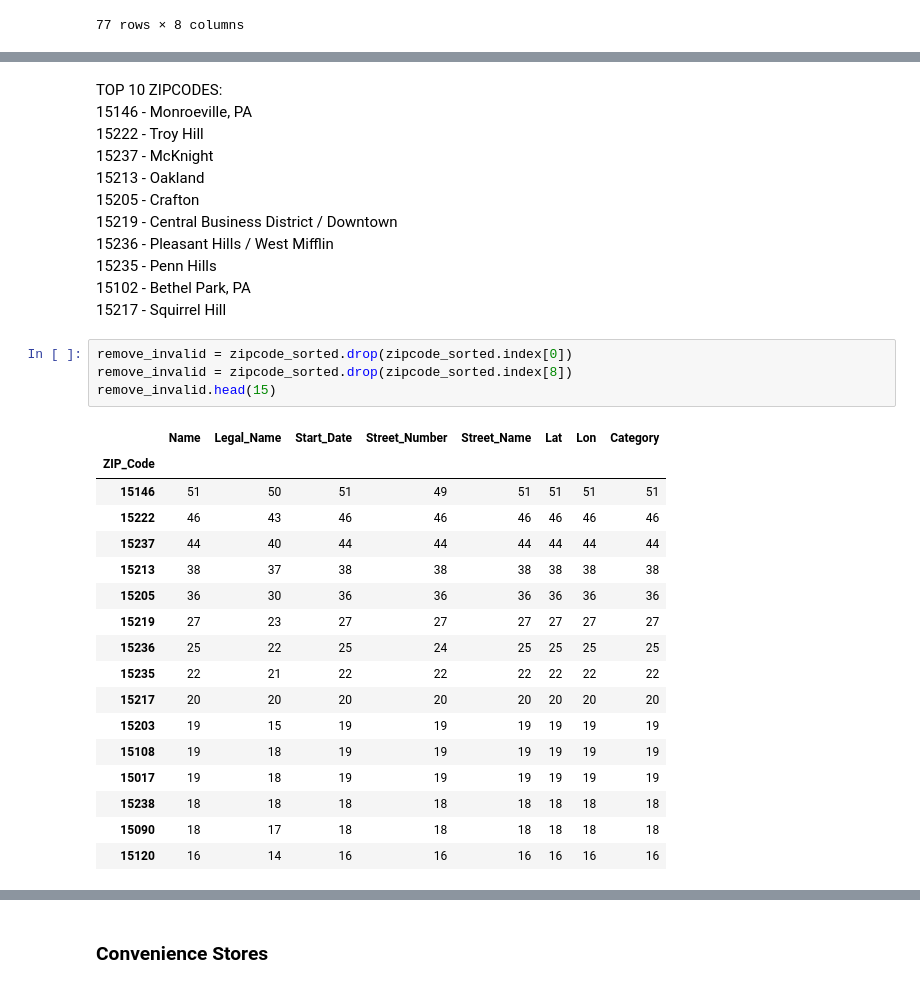
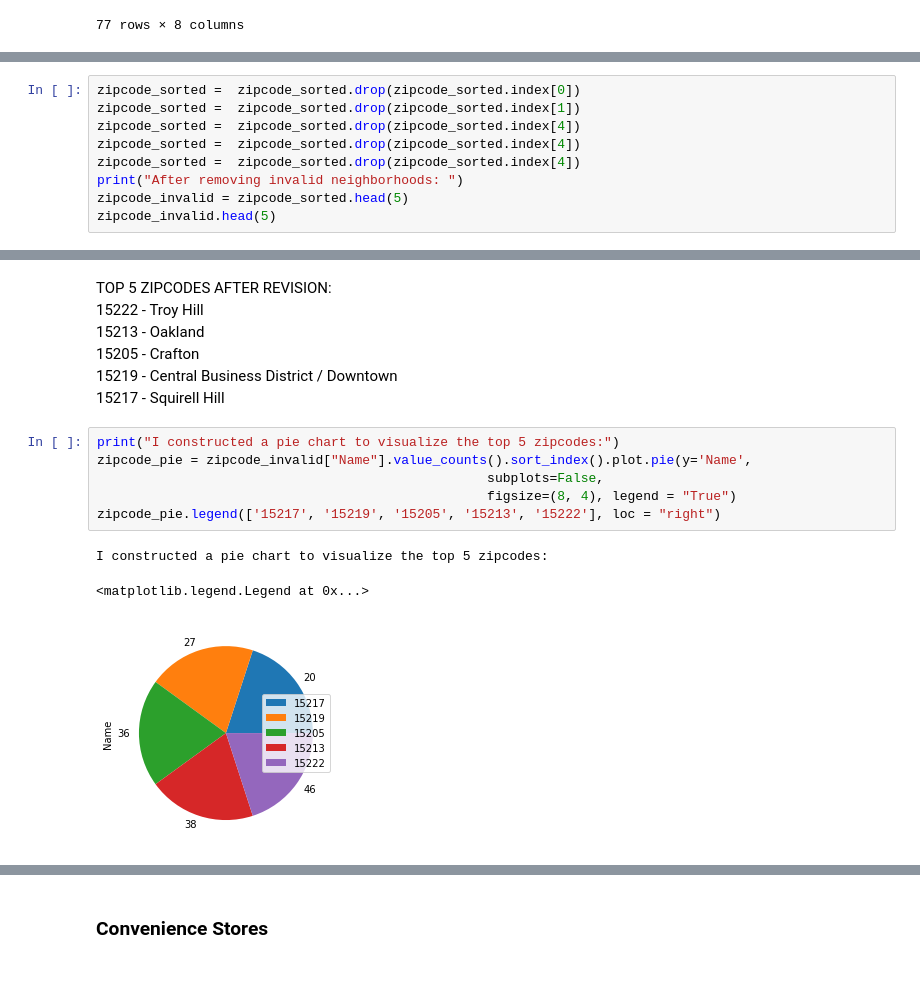
Before and after one commit to jasonkuehnle/Final-Project-Group-49, a Jupyter notebook: final_notebook.ipynb, the cells around one changed output, grey strips where cells are left out. Drawn from its saved outputs; the diff is of its cells as text.

```diff
--- a/final_notebook.ipynb
+++ b/final_notebook.ipynb
@@ -77,0 +98,9 @@ zipcode_sorted.head(15)
+# %%
+zipcode_sorted =  zipcode_sorted.drop(zipcode_sorted.index[0])
+zipcode_sorted =  zipcode_sorted.drop(zipcode_sorted.index[1])
+zipcode_sorted =  zipcode_sorted.drop(zipcode_sorted.index[4])
+zipcode_sorted =  zipcode_sorted.drop(zipcode_sorted.index[4])
+zipcode_sorted =  zipcode_sorted.drop(zipcode_sorted.index[4])
+print("After removing invalid neighborhoods: ")
+zipcode_invalid = zipcode_sorted.head(5)
+zipcode_invalid.head(5)
@@ -78,35 +116,17 @@ zipcode_sorted.head(15)
 # %% [markdown]
-TOP 10 ZIPCODES:
-<br>
-15146 - Monroeville, PA <br>
-15222 - Troy Hill <br>
-15237 - McKnight <br>
-15213 - Oakland <br>
-15205 - Crafton <br>
-15219 - Central Business District / Downtown <br>
-15236 - Pleasant Hills / West Mifflin <br>
-15235 - Penn Hills <br>
-15102 - Bethel Park, PA <br>
-15217 - Squirrel Hill <br>
+TOP 5 ZIPCODES AFTER REVISION: <br>
+15222 - Troy Hill<br>
+15213 - Oakland<br>
+15205 - Crafton<br>
+15219 - Central Business District / Downtown<br>
+15217 - Squirell Hill<br>
-# %%
-remove_invalid = zipcode_sorted.drop(zipcode_sorted.index[0])
-remove_invalid = zipcode_sorted.drop(zipcode_sorted.index[8])
-remove_invalid.head(15)
-# %% [output]
-|  | Name | Legal_Name | Start_Date | Street_Number | Street_Name | Lat | Lon | Category |
-| ZIP_Code |  |  |  |  |  |  |  |  |
-| 15146 | 51 | 50 | 51 | 49 | 51 | 51 | 51 | 51 |
-| 15222 | 46 | 43 | 46 | 46 | 46 | 46 | 46 | 46 |
-| 15237 | 44 | 40 | 44 | 44 | 44 | 44 | 44 | 44 |
-| 15213 | 38 | 37 | 38 | 38 | 38 | 38 | 38 | 38 |
-| 15205 | 36 | 30 | 36 | 36 | 36 | 36 | 36 | 36 |
-| 15219 | 27 | 23 | 27 | 27 | 27 | 27 | 27 | 27 |
-| 15236 | 25 | 22 | 25 | 24 | 25 | 25 | 25 | 25 |
-| 15235 | 22 | 21 | 22 | 22 | 22 | 22 | 22 | 22 |
-| 15217 | 20 | 20 | 20 | 20 | 20 | 20 | 20 | 20 |
-| 15203 | 19 | 15 | 19 | 19 | 19 | 19 | 19 | 19 |
-| 15108 | 19 | 18 | 19 | 19 | 19 | 19 | 19 | 19 |
-| 15017 | 19 | 18 | 19 | 19 | 19 | 19 | 19 | 19 |
-| 15238 | 18 | 18 | 18 | 18 | 18 | 18 | 18 | 18 |
-| 15090 | 18 | 17 | 18 | 18 | 18 | 18 | 18 | 18 |
-| 15120 | 16 | 14 | 16 | 16 | 16 | 16 | 16 | 16 |
+# %%
+print("I constructed a pie chart to visualize the top 5 zipcodes:")
+zipcode_pie = zipcode_invalid["Name"].value_counts().sort_index().plot.pie(y='Name',
+                                                  subplots=False,
+                                                  figsize=(8, 4), legend = "True")
+zipcode_pie.legend(['15217', '15219', '15205', '15213', '15222'], loc = "right")
+# %% [output]
+I constructed a pie chart to visualize the top 5 zipcodes:
+<matplotlib.legend.Legend at 0x...>
+[figure, added]
```
Also changed, not shown: parts of 8 cells of this notebook.
